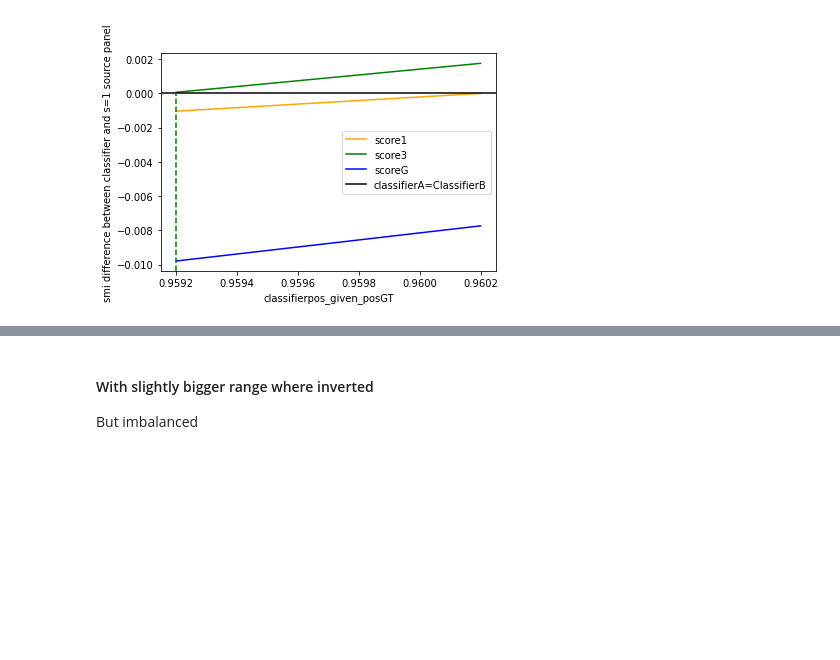
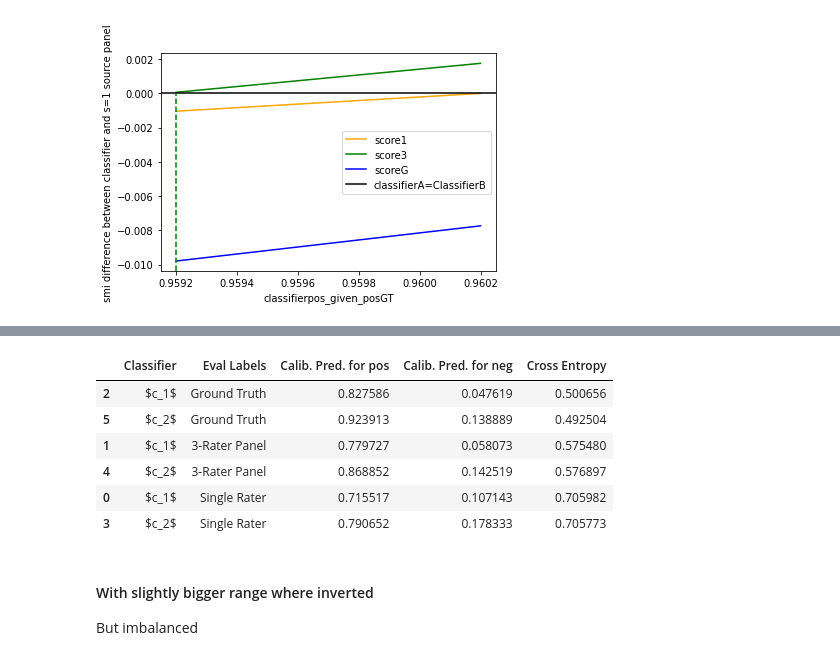
Before and after one commit to presnick/surveyequivalence, a Jupyter notebook: simulations/simulations_notebook.ipynb, the cells around one changed output, grey strips where cells are left out. Cells and saved outputs as stored; diff of their text form; code cells hidden in the pictures; blank space fills up the shorter version.

```diff
--- a/simulations/simulations_notebook.ipynb
+++ b/simulations/simulations_notebook.ipynb
@@ -1462,5 +1779,11 @@ With smi scorer, we have some cases where rater equivalence is on the same side
 # %%
-df1 = grid_search(p_classifierpos_given_negGT=.2, source_combiner="ABC_soft", scorer="smi", increment=.01, inverted_rater_equiv=False)
+df1 = grid_search(
+    p_classifierpos_given_negGT=0.2,
+    source_combiner="ABC_soft",
+    scorer="cross_entropy",
+    increment=0.01,
+    inverted_rater_equiv=False,
+)
 # %% [output]
 -
 ............-
@@ -1499,10 +1834,12 @@ row
 # %%
-scen = Scenario(p_GTpos=row["p_GTpos"],
-                p_raterpos_given_posGT=row["p_raterpos_given_posGT"],
-                p_raterpos_given_negGT=row["p_raterpos_given_negGT"],
-                p_classifierpos_given_posGT=.96,
-                p_classifierpos_given_negGT=row["p_classifierpos_given_negGT"],
-                source_combiner="ABC_soft",
-                scorer="smi")
-scen.compute_power_curves([0, 1, 3], [1, 3, "inf"] )
+scen = Scenario(
+    p_GTpos=row["p_GTpos"],
+    p_raterpos_given_posGT=row["p_raterpos_given_posGT"],
+    p_raterpos_given_negGT=row["p_raterpos_given_negGT"],
+    p_classifierpos_given_posGT=0.96,
+    p_classifierpos_given_negGT=row["p_classifierpos_given_negGT"],
+    source_combiner="ABC_soft",
+    scorer="cross_entropy",
+)
+scen.compute_power_curves([0, 1, 3], [1, 3, "inf"])
 print(scen.power_curves[1])
@@ -1511,3 +1875,13 @@ scen.output_table(s_values=[1], t_values=[1, 3, "inf"])
+# %%
+scen.output_cross_entropy_df()
+# %% [output]
+|  | Classifier | Eval Labels | Calib. Pred. for pos | Calib. Pred. for neg | Cross Entropy |
+| 2 | $c_1$ | Ground Truth | 0.827586 | 0.047619 | 0.500656 |
+| 5 | $c_2$ | Ground Truth | 0.923913 | 0.138889 | 0.492504 |
+| 1 | $c_1$ | 3-Rater Panel | 0.779727 | 0.058073 | 0.575480 |
+| 4 | $c_2$ | 3-Rater Panel | 0.868852 | 0.142519 | 0.576897 |
+| 0 | $c_1$ | Single Rater | 0.715517 | 0.107143 | 0.705982 |
+| 3 | $c_2$ | Single Rater | 0.790652 | 0.178333 | 0.705773 |
 # %% [markdown]
 #### With slightly bigger range where inverted
 But imbalanced
```
Also changed, not shown: parts of 214 cells of this notebook.
